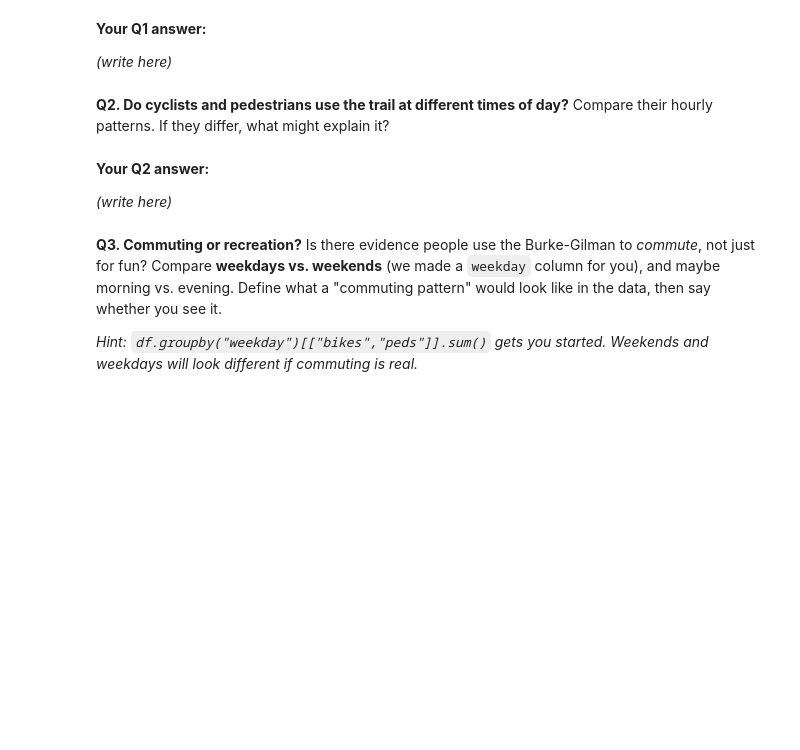
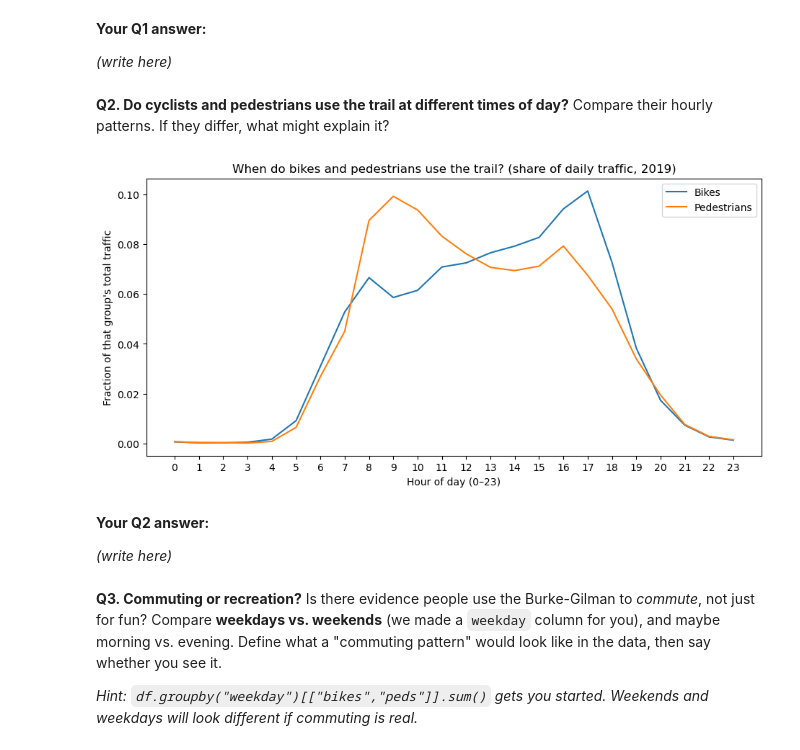
Before and after one commit to pspandle/HCDE-410, a Jupyter notebook: A1/A1.ipynb, the cells around one changed output. Cells and saved outputs as stored; diff of their text form; code cells hidden in the pictures; blank space fills up the shorter version.

```diff
--- a/A1/A1.ipynb
+++ b/A1/A1.ipynb
@@ -150,6 +167,19 @@ Decide what *busy* means to you first — a single hour? a stretch of the day? b
 Compare their hourly patterns. If they differ, what might explain it?
 # %%
 # Your code for Q2
+# share of each group's daily total, so the two shapes can be compared fairly
+by_hour = df.groupby("hour")[["bikes", "peds"]].sum()
+shares = by_hour / by_hour.sum()
+
+shares.plot(figsize=(11, 5))
+plt.title("When do bikes and pedestrians use the trail? (share of daily traffic, 2019)")
+plt.xlabel("Hour of day (0–23)")
+plt.ylabel("Fraction of that group's total traffic")
+plt.xticks(range(0, 24))
+plt.legend(["Bikes", "Pedestrians"])
+plt.show()
+# %% [output]
+[figure, added]
 # %% [markdown]
 **Your Q2 answer:**
 
```
Also changed, not shown: parts of 3 cells of this notebook.
